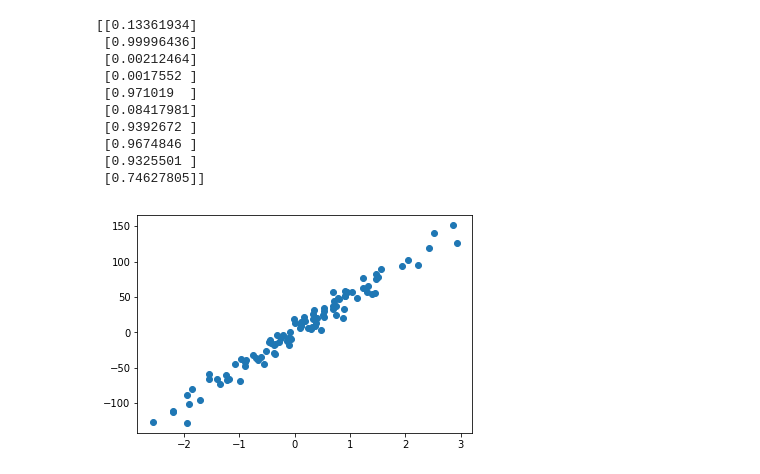
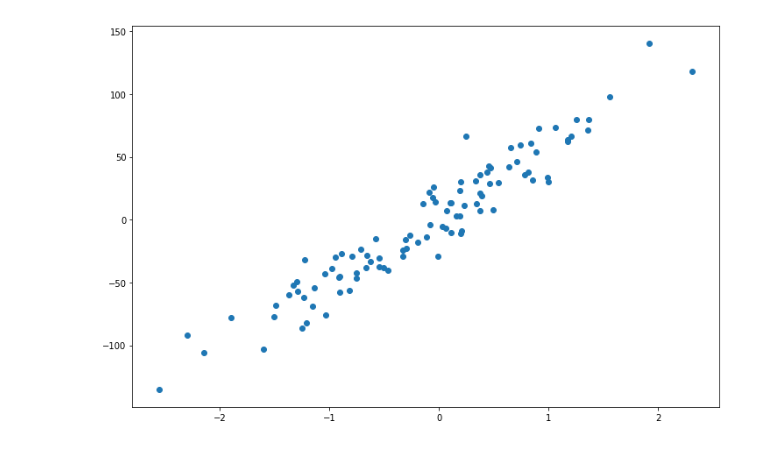
Before and after one commit to maykulkarni/tensorflow_tutorials, a Jupyter notebook: Simple Regression.ipynb, the cells around one changed output. Drawn from its saved outputs; the diff is of its cells as text; code cells hidden in the pictures.

Commit message:
Finished Simple Regression

```diff
--- a/Simple Regression.ipynb
+++ b/Simple Regression.ipynb
@@ -3,0 +6,10 @@ import tensorflow as tf
+# %%
+from sklearn.datasets import make_regression
+import matplotlib.pyplot as plt
+
+X, y = make_regression(n_features=1, noise=15)
+fig = plt.figure(figsize=(12, 8))
+plt.scatter(X, y)
+X_train = np.hstack((np.ones((X.shape[0], 1)), X))
+# %% [output]
+[figure, added]
@@ -4,24 +29,8 @@ import tensorflow as tf
 # %%
 with tf.Session() as sess:
     sess.run(init)
-    print(sess.run(y_pred))
+    n_iterations = 500
+    for _ in range(n_iterations):
+        sess.run(train, feed_dict={X_inp: X_train})
+        trained_weights = weights.eval()
+        y_pred_plot = sess.run(y_pred, feed_dict={X_inp: X_train})
-# %% [output]
-[[0.13361934]
- [0.99996436]
- [0.00212464]
- [0.0017552 ]
- [0.971019  ]
- [0.08417981]
- [0.9392672 ]
- [0.9674846 ]
- [0.9325501 ]
- [0.74627805]]
-# %%
-from sklearn.datasets import make_regression
-import matplotlib.pyplot as plt
-
-X, y = make_regression(n_features=1, noise=10)
-plt.scatter(X, y)
-X_train = np.hstack((np.ones((X.shape[0], 1)), X))
-# %% [output]
-[figure, removed]
```
Also changed, not shown: parts of 6 cells of this notebook.
